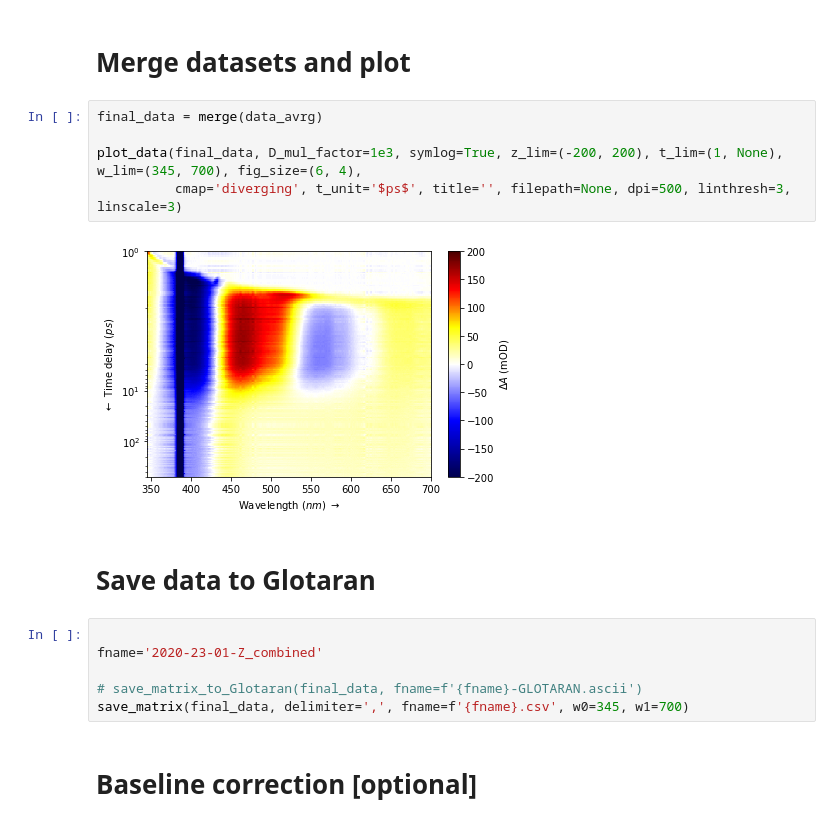
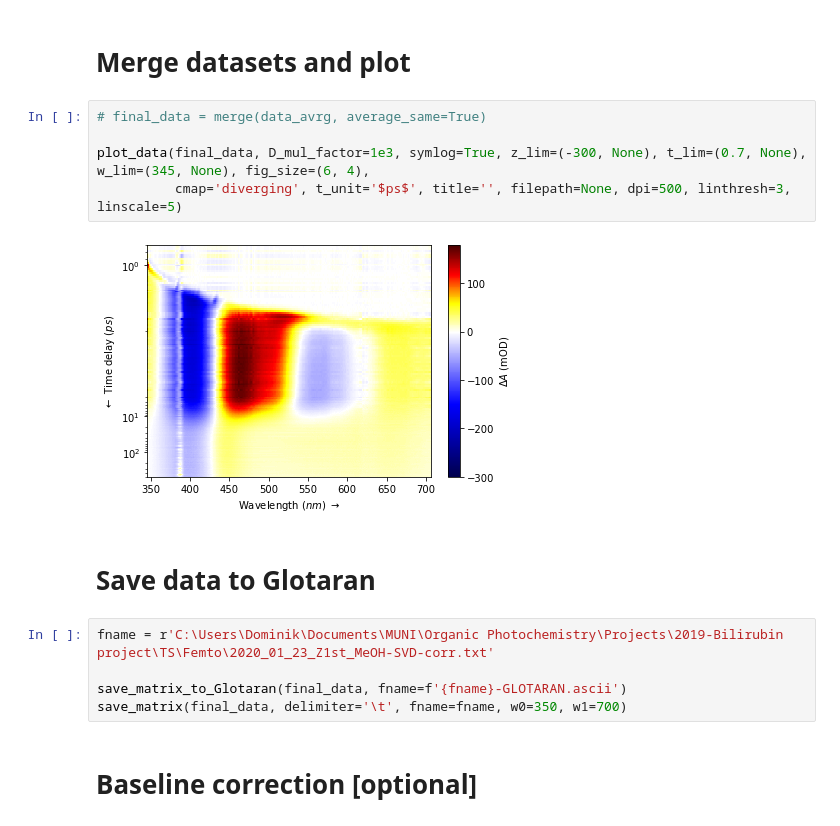
Before and after one commit to dmadea/Jupyter-Tutorials, a Jupyter notebook: Femto + LDM/Data_loader.ipynb, the cells around one changed output. Drawn from its saved outputs; the diff is of its cells as text.

```diff
--- a/Femto + LDM/Data_loader.ipynb
+++ b/Femto + LDM/Data_loader.ipynb
@@ -87,20 +99,19 @@ plot_matrix(data_avrg)
 # %% [markdown]
 # Merge datasets and plot
 # %%
-final_data = merge(data_avrg)
+# final_data = merge(data_avrg, average_same=True)
 
-plot_data(final_data, D_mul_factor=1e3, symlog=True, z_lim=(-200, 200), t_lim=(1, None), w_lim=(345, 700), fig_size=(6, 4),
-          cmap='diverging', t_unit='$ps$', title='', filepath=None, dpi=500, linthresh=3, linscale=3)
+plot_data(final_data, D_mul_factor=1e3, symlog=True, z_lim=(-300, None), t_lim=(0.7, None), w_lim=(345, None), fig_size=(6, 4),
+          cmap='diverging', t_unit='$ps$', title='', filepath=None, dpi=500, linthresh=3, linscale=5)
 # %% [output]
-[figure, old version]
+[figure, new version]
 # %% [markdown]
 # Save data to Glotaran
 # %%
+fname = r'C:\Users\Dominik\Documents\MUNI\Organic Photochemistry\Projects\2019-Bilirubin project\TS\Femto\2020_01_23_Z1st_MeOH-SVD-corr.txt'
 
-fname='2020-23-01-Z_combined'
-
-# save_matrix_to_Glotaran(final_data, fname=f'{fname}-GLOTARAN.ascii')
-save_matrix(final_data, delimiter=',', fname=f'{fname}.csv', w0=345, w1=700)
+save_matrix_to_Glotaran(final_data, fname=f'{fname}-GLOTARAN.ascii')
+save_matrix(final_data, delimiter='\t', fname=fname, w0=350, w1=700)
 # %% [markdown]
 # Baseline correction [optional]
 # %%
```
Also changed, not shown: parts of 21 cells of this notebook, 4 other files.
